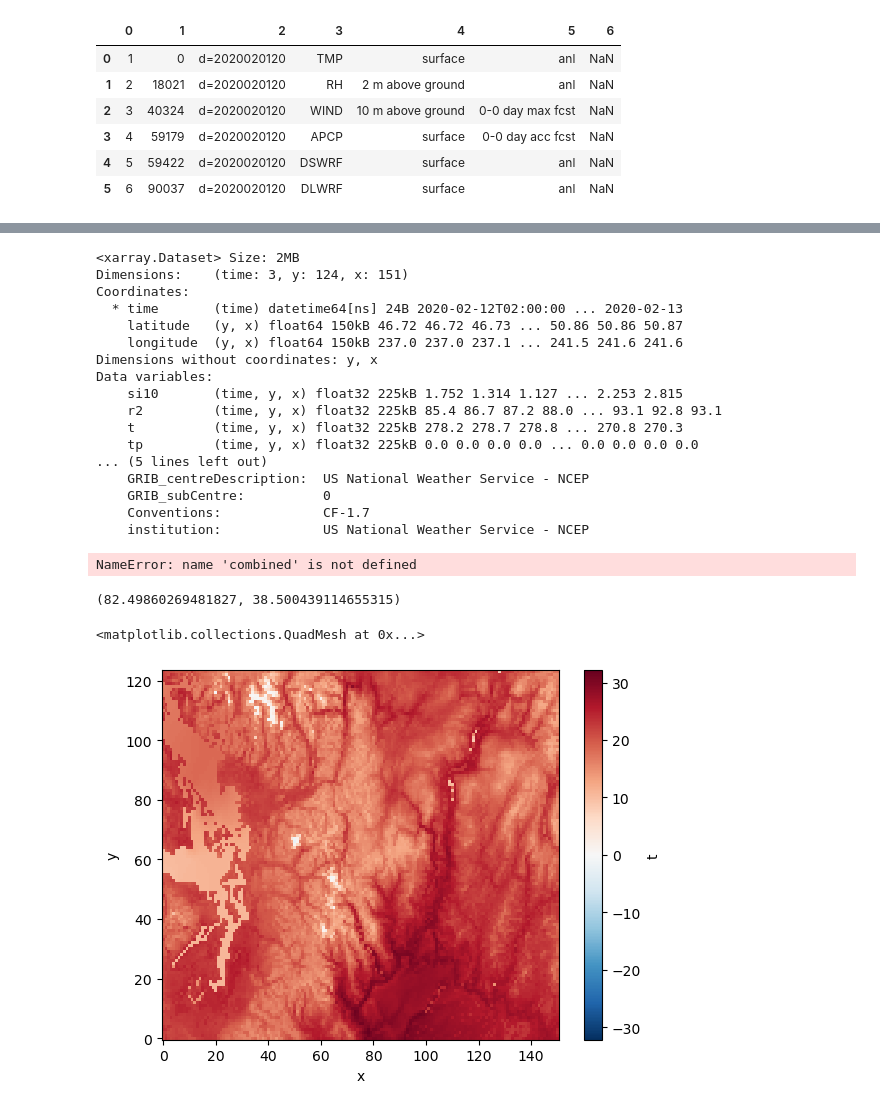
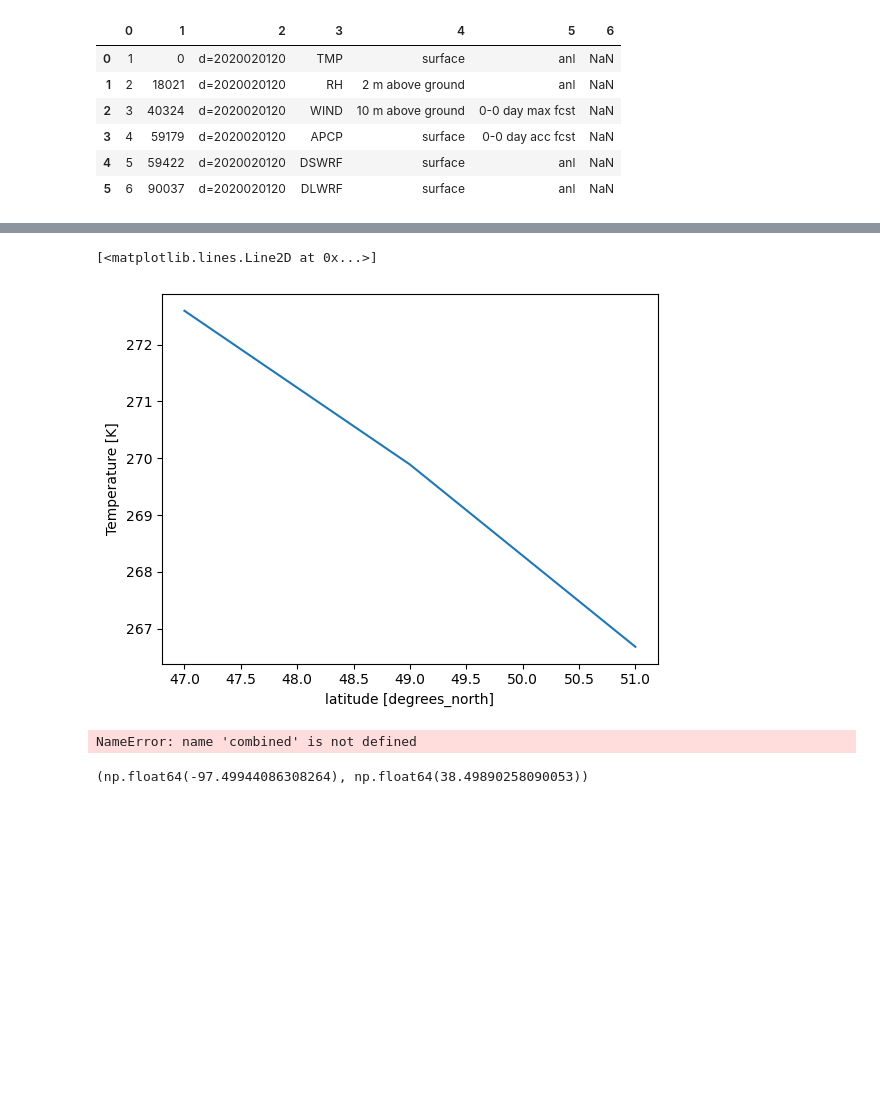
Before and after one commit to jakes44/skagit-met, a Jupyter notebook: hrrr_model_downloader_notebook.ipynb, the cells around one changed output, grey strips where cells are left out. Drawn from its saved outputs; the diff is of its cells as text; code cells hidden in the pictures; blank space fills up the shorter version.

```diff
--- a/hrrr_model_downloader_notebook.ipynb
+++ b/hrrr_model_downloader_notebook.ipynb
@@ -314,34 +427,17 @@ ds_region = cfgrib.open_datasets(hour_subset_file)
 # %%
-import cfgrib
-all_var_region_2 = cfgrib.open_datasets('/Users/jesse/data/hrrr/20200212/skagit-basin_subset_04ef3e52__hrrr.t02z.wrfsfcf00.grib2')
-combined_ds_2 = xr.merge([ds.drop_vars(["surface", "heightAboveGround", "valid_time", "step"], errors="ignore") for ds in all_var_region_2])
-combined_ds_2.load()
-all_var_region_0 = cfgrib.open_datasets('/Users/jesse/data/hrrr/20200212/skagit-basin_subset_2fef3e52__hrrr.t00z.wrfsfcf00.grib2')
-combined_ds_0 = xr.merge([ds.drop_vars(["surface", "heightAboveGround", "valid_time", "step"], errors="ignore") for ds in all_var_region_0])
-combined_ds_0.load()
-three = cfgrib.open_datasets('/Users/jesse/data/hrrr/20200213/skagit-basin_subset_1cef3e52__hrrr.t00z.wrfsfcf00.grib2')
-three_ds = xr.merge([ds.drop_vars(["surface", "heightAboveGround", "valid_time", "step"], errors="ignore") for ds in three])
-three_ds.load()
-combined = xr.concat([combined_ds_2, combined_ds_0, three_ds], dim='time')
-combined
+# define two-degree wide latitude bins
+lat_bins = np.arange(0, 91, 2)
+# define a label for each bin corresponding to the central latitude
+lat_center = np.arange(1, 90, 2)
+# group according to those bins and take the mean
+T_lat_mean = all_data.t.groupby_bins("latitude", lat_bins, labels=lat_center).mean(
+    dim=xr.ALL_DIMS
+)
+# plot the result
+T_lat_mean.plot()
 # %% [output]
-<xarray.Dataset> Size: 2MB
-Dimensions:    (time: 3, y: 124, x: 151)
-Coordinates:
-  * time       (time) datetime64[ns] 24B 2020-02-12T02:00:00 ... 2020-02-13
-    latitude   (y, x) float64 150kB 46.72 46.72 46.73 ... 50.86 50.86 50.87
-    longitude  (y, x) float64 150kB 237.0 237.0 237.1 ... 241.5 241.6 241.6
-Dimensions without coordinates: y, x
-Data variables:
-    si10       (time, y, x) float32 225kB 1.752 1.314 1.127 ... 2.253 2.815
-    r2         (time, y, x) float32 225kB 85.4 86.7 87.2 88.0 ... 93.1 92.8 93.1
-    t          (time, y, x) float32 225kB 278.2 278.7 278.8 ... 270.8 270.3
-    tp         (time, y, x) float32 225kB 0.0 0.0 0.0 0.0 ... 0.0 0.0 0.0 0.0
-... (5 lines left out)
-    GRIB_centreDescription:  US National Weather Service - NCEP
-    GRIB_subCentre:          0
-    Conventions:             CF-1.7
-    institution:             US National Weather Service - NCEP
+[<matplotlib.lines.Line2D at 0x...>]
+[figure, added]
 # %%
 zarr_p = '/Users/jesse/data/z.zarr'
 z = combined.to_zarr(zarr_p, mode='w')
@@ -349,7 +445,13 @@ z = combined.to_zarr(zarr_p, mode='w')
 NameError: name 'combined' is not defined
 # %%
 import zarr
-xz = xr.open_zarr('2024-07-01_2024-07-17_dat.zarr')
+import pyproj
+# Find nearest station point in HRRR Data
+mt_baker_lat_lon = (48.7758, -121.8199)
+lats = all_data.latitude
+lons = all_data.longitude
+
+xz = xr.open_zarr('2023-01-01_2023-01-08_dat.zarr')
 # xz.set_xindex(["latitude", "longitude"])
 # xz.unstack()
 
@@ -359,23 +461,6 @@ projection = ccrs.LambertConformal(central_longitude=262.5,
                                     globe=ccrs.Globe(semimajor_axis=6371229,
                                                      semiminor_axis=6371229))
 x, y = ccrs.PlateCarree().transform_point(-121.6, 48.83, projection)
-x+180,y
+x,y
 # %% [output]
-(82.49860269481827, 38.500439114655315)
+(np.float64(-97.49944086308264), np.float64(38.49890258090053))
-# %%
-import cartopy.crs as ccrs
-
-# This is the projection the HRRR grid uses.
-projection = ccrs.LambertConformal(central_longitude=262.5,
-                                   central_latitude=38.5,
-                                   standard_parallels=(38.5, 38.5),
-                                    globe=ccrs.Globe(semimajor_axis=6371229,
-                                                     semiminor_axis=6371229))
-x, y = projection.transform_point(48.83, -121.6, ccrs.PlateCarree())
-
-# xz.sel(x=x, y=y, method='nearest')
-(xz['t']-273.15).mean(dim=['time']).plot()
-# x,y
-# %% [output]
-<matplotlib.collections.QuadMesh at 0x...>
-[figure, removed]
```
Also changed, not shown: parts of 13 cells of this notebook, 2 other files.
